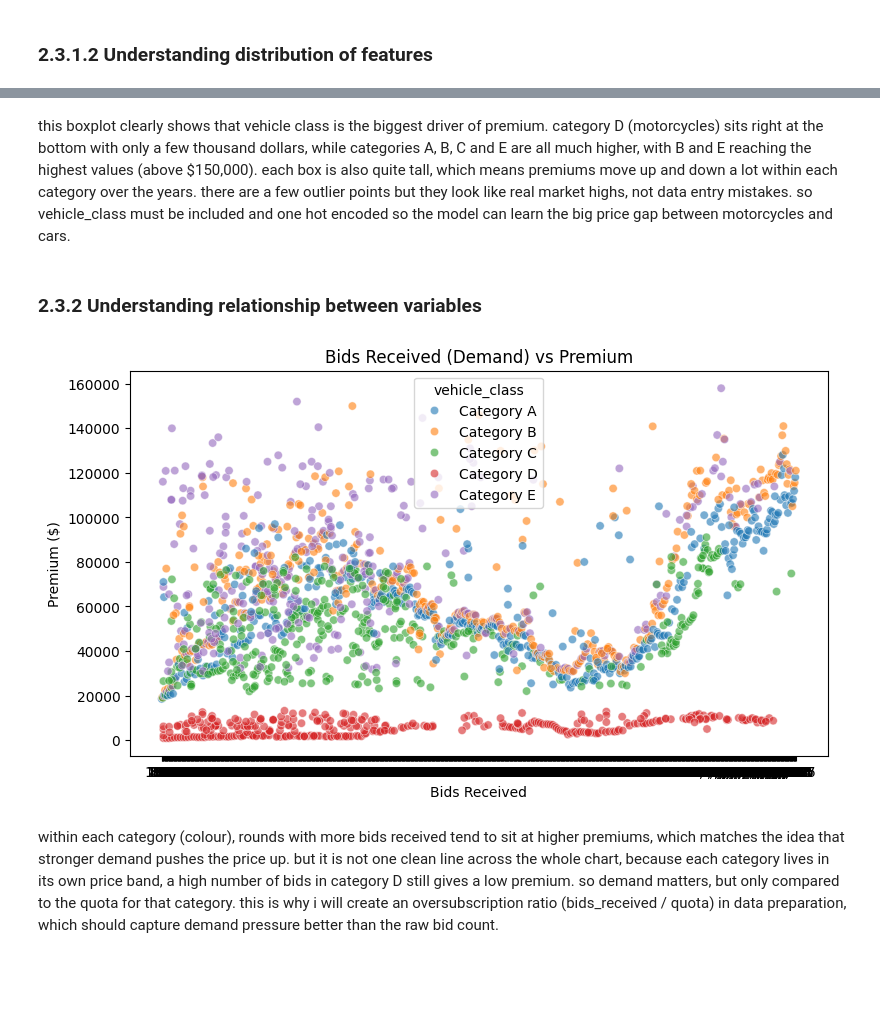
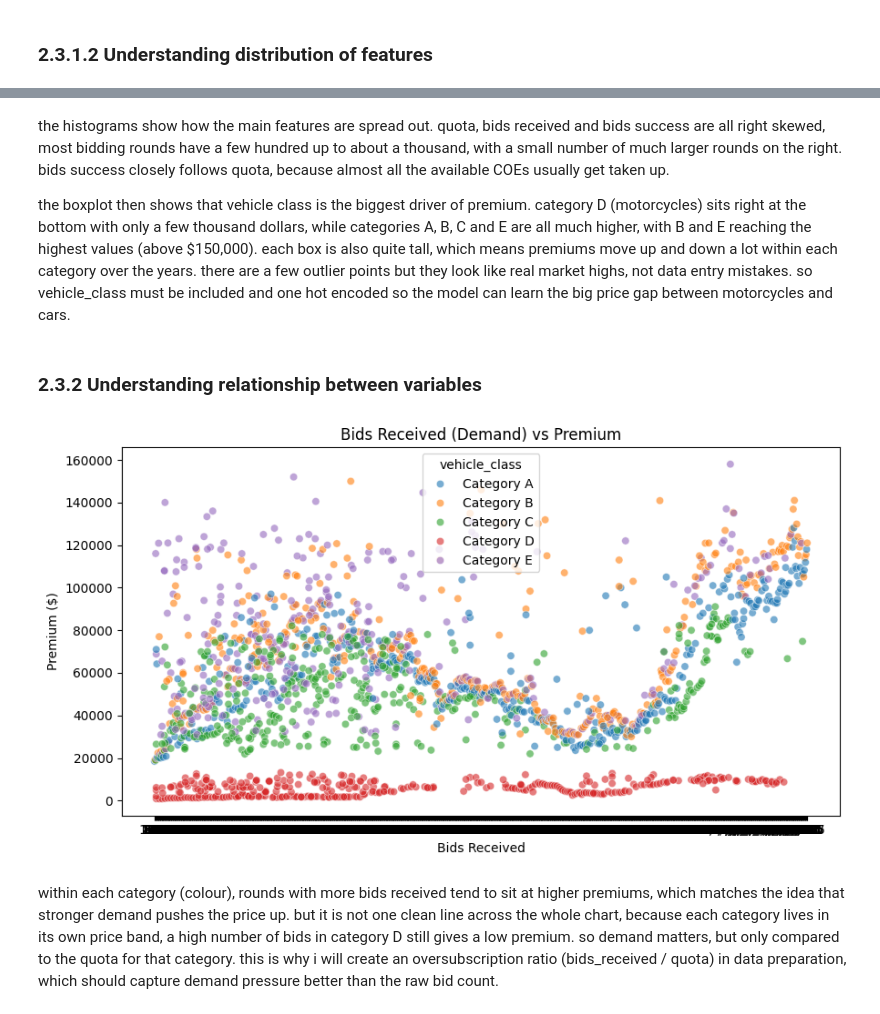
Before and after one commit to dinglberry444/mldp2026, a Jupyter notebook: MLDP Program Codes Submission Template.ipynb, the cells around one changed output, grey strips where cells are left out. Cells and saved outputs as stored; diff of their text form; code cells hidden in the pictures; blank space fills up the shorter version.

```diff
--- a/MLDP Program Codes Submission Template.ipynb
+++ b/MLDP Program Codes Submission Template.ipynb
@@ -148,17 +167,20 @@ plt.show()
 # %% [markdown]
-this boxplot clearly shows that vehicle class is the biggest driver of premium. category D (motorcycles) sits right at the bottom with only a few thousand dollars, while categories A, B, C and E are all much higher, with B and E reaching the highest values (above \$150,000). each box is also quite tall, which means premiums move up and down a lot within each category over the years. there are a few outlier points but they look like real market highs, not data entry mistakes. so vehicle_class must be included and one hot encoded so the model can learn the big price gap between motorcycles and cars.
+the histograms show how the main features are spread out. quota, bids received and bids success are all right skewed, most bidding rounds have a few hundred up to about a thousand, with a small number of much larger rounds on the right. bids success closely follows quota, because almost all the available COEs usually get taken up.
+
+the boxplot then shows that vehicle class is the biggest driver of premium. category D (motorcycles) sits right at the bottom with only a few thousand dollars, while categories A, B, C and E are all much higher, with B and E reaching the highest values (above \$150,000). each box is also quite tall, which means premiums move up and down a lot within each category over the years. there are a few outlier points but they look like real market highs, not data entry mistakes. so vehicle_class must be included and one hot encoded so the model can learn the big price gap between motorcycles and cars.
 # %% [markdown]
 ### 2.3.2 Understanding relationship between variables
 # %%
 ## look at the relationship between variables
 ## scatterplot of demand (bids_received) vs premium, coloured by vehicle class
 plt.figure(figsize=(9, 5))
 sns.scatterplot(x='bids_received', y='premium', hue='vehicle_class', data=df, alpha=0.6)
 plt.title('Bids Received (Demand) vs Premium')
 plt.xlabel('Bids Received')
 plt.ylabel('Premium ($)')
+plt.tight_layout()
 plt.show()
 # %% [output]
-[figure, old version]
+[figure, new version]
 # %% [markdown]
 within each category (colour), rounds with more bids received tend to sit at higher premiums, which matches the idea that stronger demand pushes the price up. but it is not one clean line across the whole chart, because each category lives in its own price band, a high number of bids in category D still gives a low premium. so demand matters, but only compared to the quota for that category. this is why i will create an oversubscription ratio (bids_received / quota) in data preparation, which should capture demand pressure better than the raw bid count.
```
Also changed, not shown: parts of 11 cells of this notebook, 5 other files.
